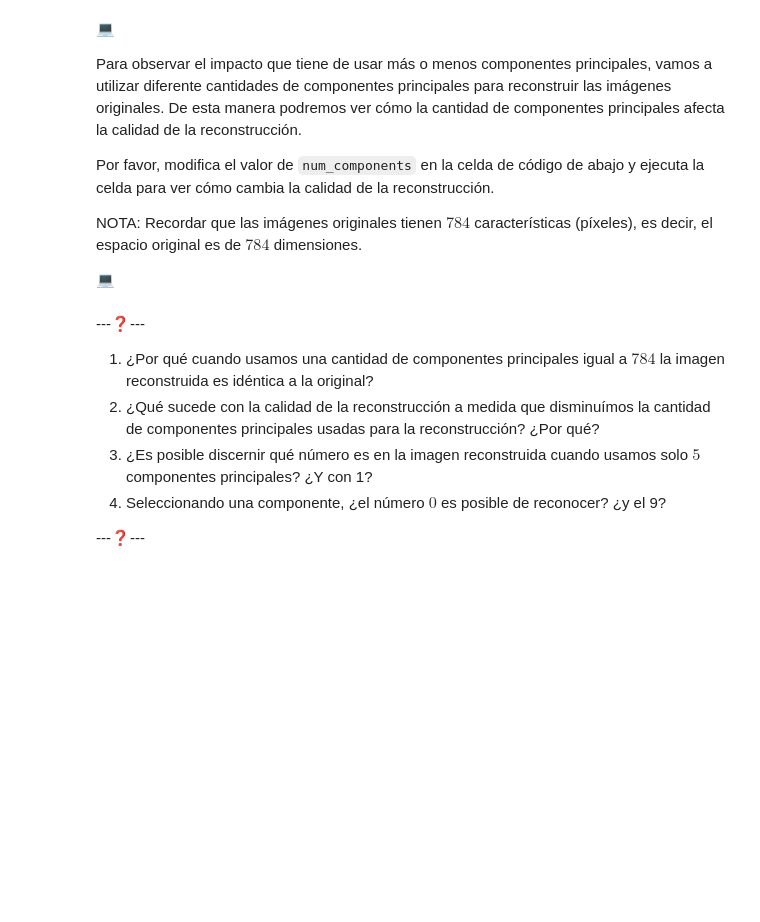
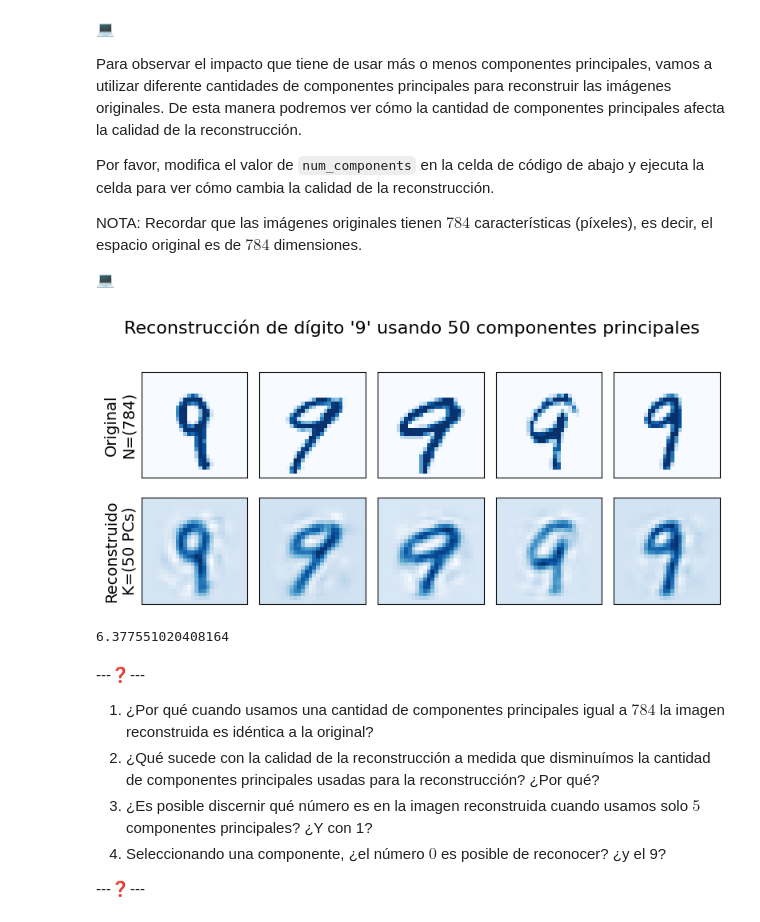
Before and after one commit to lucasbaldezzari/cdan, a Jupyter notebook: 4. Reducción de dimensionalidad.ipynb, the cells around one changed output. Drawn from its saved outputs; the diff is of its cells as text; code cells hidden in the pictures; blank space fills up the shorter version.

```diff
--- a/4. Reducción de dimensionalidad.ipynb
+++ b/4. Reducción de dimensionalidad.ipynb
@@ -194,9 +204,15 @@ NOTA: Recordar que las imágenes originales tienen $784$ características (píxe
 
 💻
 # %%
-num_components = None
-digit_to_show = 5
+num_components = 50
+digit_to_show = 9
 plotDigitReconstruction(num_components=num_components, digit=digit_to_show, figsize=(8,4))
+# %% [output]
+[figure, added]
+# %%
+50/784*100
+# %% [output]
+6.377551020408164
 # %% [markdown]
 ---❓---
 
```
Also changed, not shown: parts of 20 cells of this notebook, 5 other files.
